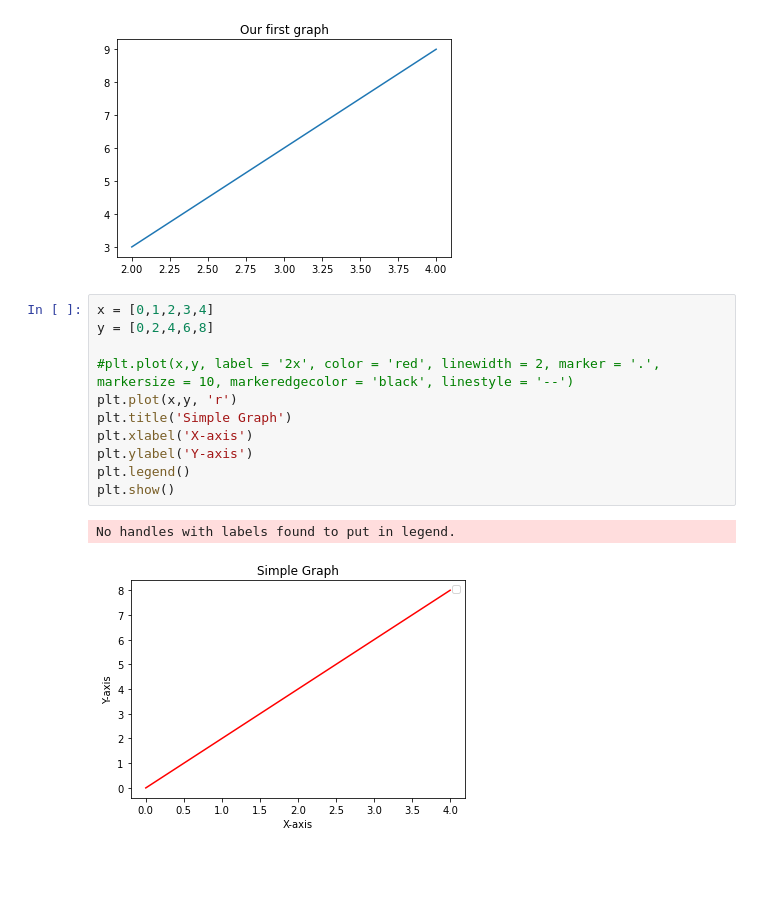
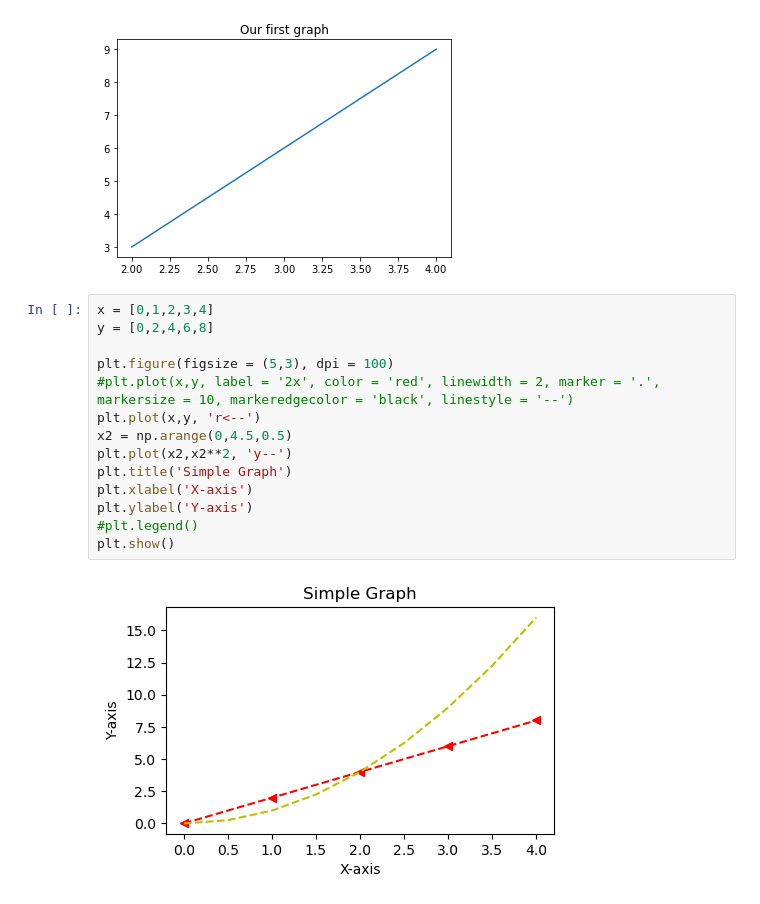
Before and after one commit to ShadmanRana/Matplotlib, a Jupyter notebook: basic_mlp.ipynb, the cells around one changed output. Saved outputs shown, nothing was run; the diff lists cells and outputs as text; blank space fills up the shorter version.

Commit message:
Save figure and resize figure

```diff
--- a/basic_mlp.ipynb
+++ b/basic_mlp.ipynb
@@ -20,14 +20,16 @@ plt.show()
 # %%
 x = [0,1,2,3,4]
 y = [0,2,4,6,8]
 
+plt.figure(figsize = (5,3), dpi = 100)
 #plt.plot(x,y, label = '2x', color = 'red', linewidth = 2, marker = '.', markersize = 10, markeredgecolor = 'black', linestyle = '--')
-plt.plot(x,y, 'r')
+plt.plot(x,y, 'r<--')
+x2 = np.arange(0,4.5,0.5)
+plt.plot(x2,x2**2, 'y--')
 plt.title('Simple Graph')
 plt.xlabel('X-axis')
 plt.ylabel('Y-axis')
-plt.legend()
+#plt.legend()
 plt.show()
 # %% [output]
-No handles with labels found to put in legend.
-[figure, old version]
+[figure, new version]
```
Also changed, not shown: 1 other file.
